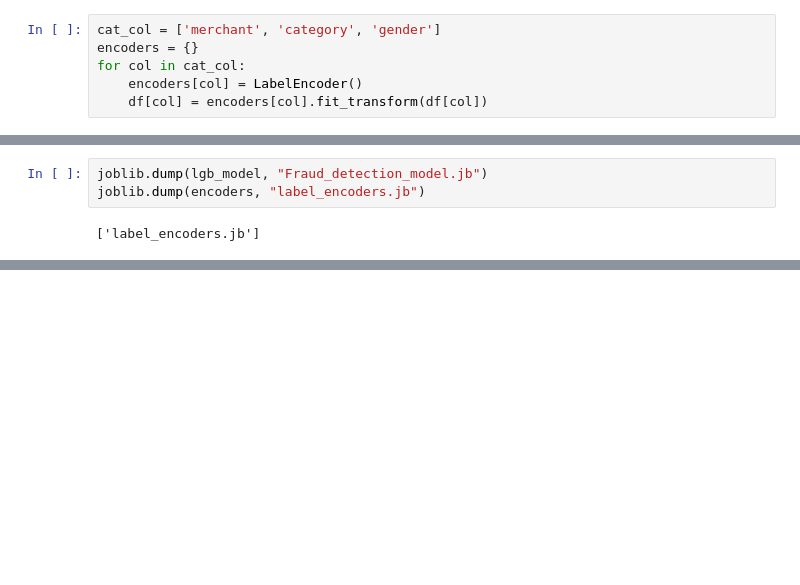
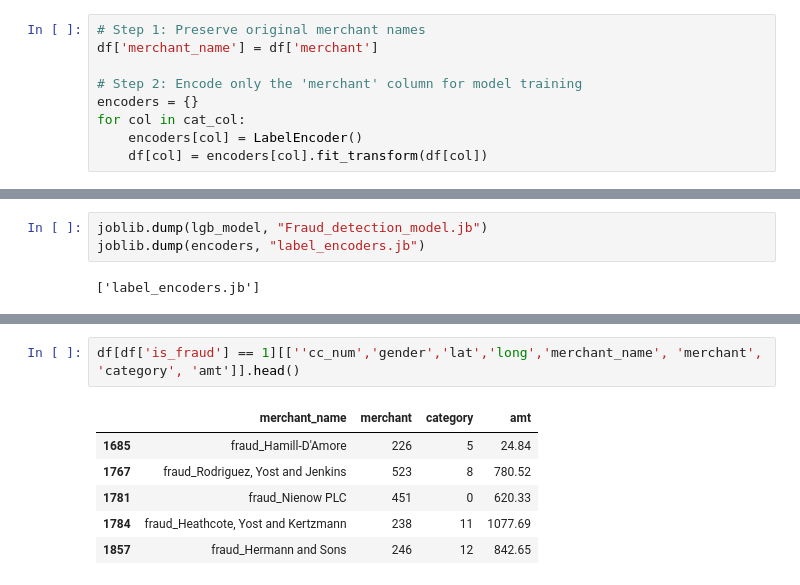
Before and after one commit to rounak2005-spec/CODSOFT, a Jupyter notebook: Credit_Card_Fraud_Detection/app.ipynb, the cells around one changed output, grey strips where cells are left out. Drawn from its saved outputs; the diff is of its cells as text; blank space fills up the shorter version.

```diff
--- a/Credit_Card_Fraud_Detection/app.ipynb
+++ b/Credit_Card_Fraud_Detection/app.ipynb
@@ -39,12 +39,15 @@ df.head()
 | 2 | 3598215285024754 | fraud_Swaniawski, Nitzsche and Welch | health_fitness | 41.28 | F | 40.6729 | -73.5365 | 34496 | 1371816893 | 40.495810 | ... |
 | 3 | 3591919803438423 | fraud_Haley Group | misc_pos | 60.05 | M | 28.5697 | -80.8191 | 54767 | 1371816915 | 28.812398 | ... |
 | 4 | 3526826139003047 | fraud_Johnston-Casper | travel | 3.19 | M | 44.2529 | -85.0170 | 1126 | 1371816917 | 44.959148 | ... |
-# %%
-cat_col = ['merchant', 'category', 'gender']
-encoders = {}
-for col in cat_col:
-    encoders[col] = LabelEncoder()
-    df[col] = encoders[col].fit_transform(df[col])
+# %%
+# Step 1: Preserve original merchant names
+df['merchant_name'] = df['merchant']
+
+# Step 2: Encode only the 'merchant' column for model training
+encoders = {}
+for col in cat_col:
+    encoders[col] = LabelEncoder()
+    df[col] = encoders[col].fit_transform(df[col])
 # %%
 def haversine(lat1,lon1,lat2,lon2):
     return np.array([geodesic((a,b),(c,d)).km for a,b,c,d in zip(lat1,lon1,lat2,lon2)])
@@ -166,3 +169,12 @@ df[df['is_fraud']==1].head()
 | 1781 | 6564459919350820 | 451 | 0 | 620.33 | 1 | 42.5545 | -90.3508 | 1306 | 1371854247 | 42.771834 | ... |
 | 1784 | 4005676619255478 | 238 | 11 | 1077.69 | 1 | 30.4590 | -90.9027 | 71335 | 1371854335 | 31.204974 | ... |
 | 1857 | 3560725013359375 | 246 | 12 | 842.65 | 0 | 31.8599 | -102.7413 | 23 | 1371855736 | 31.315782 | ... |
+# %%
+df[df['is_fraud'] == 1][[''cc_num','gender','lat','long','merchant_name', 'merchant', 'category', 'amt']].head()
+# %% [output]
+|  | merchant_name | merchant | category | amt |
+| 1685 | fraud_Hamill-D'Amore | 226 | 5 | 24.84 |
+| 1767 | fraud_Rodriguez, Yost and Jenkins | 523 | 8 | 780.52 |
+| 1781 | fraud_Nienow PLC | 451 | 0 | 620.33 |
+| 1784 | fraud_Heathcote, Yost and Kertzmann | 238 | 11 | 1077.69 |
+| 1857 | fraud_Hermann and Sons | 246 | 12 | 842.65 |
```
Also changed, not shown: parts of 1 cell of this notebook.
